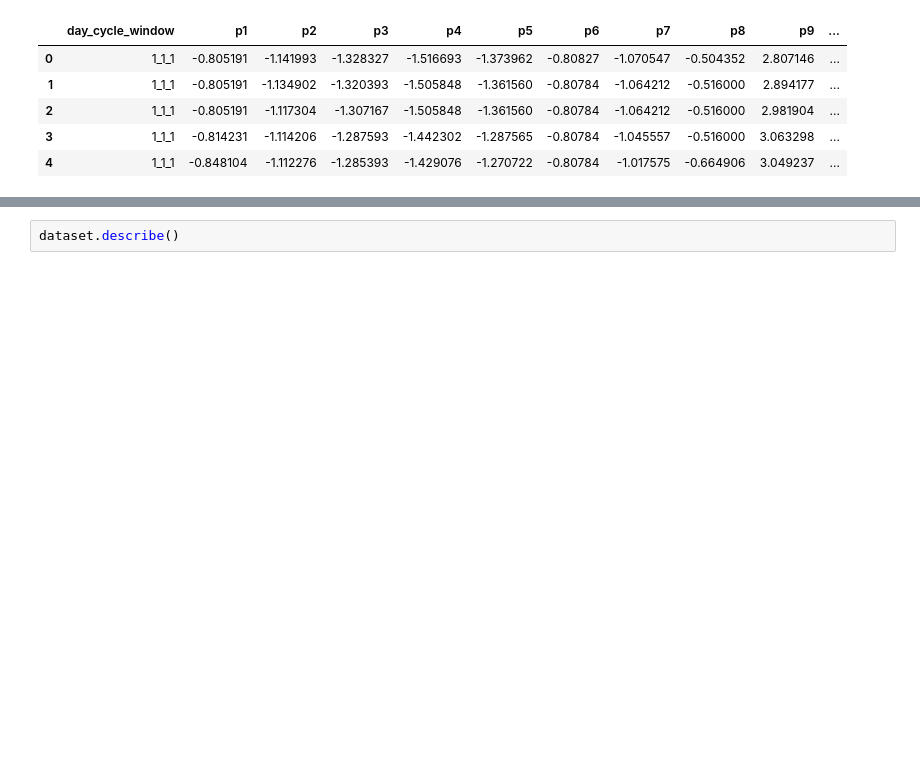
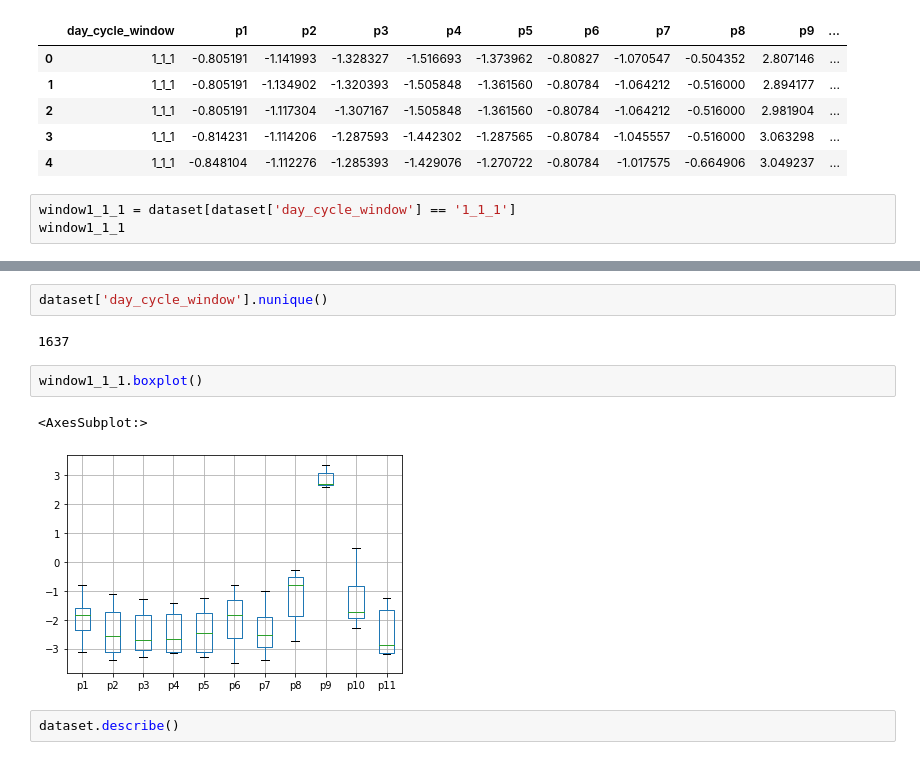
Before and after one commit to Ziqing-WU/AML-Outlier-BE, a Jupyter notebook: BE-zq.ipynb, the cells around one changed output, grey strips where cells are left out. Cells and saved outputs as stored; diff of their text form; blank space fills up the shorter version.

```diff
--- a/BE-zq.ipynb
+++ b/BE-zq.ipynb
@@ -15,3 +15,6 @@ dataset.head()
 | 2 | 1_1_1 | -0.805191 | -1.117304 | -1.307167 | -1.505848 | -1.361560 | -0.80784 | -1.064212 | -0.516000 | 2.981904 | ... |
 | 3 | 1_1_1 | -0.814231 | -1.114206 | -1.287593 | -1.442302 | -1.287565 | -0.80784 | -1.045557 | -0.516000 | 3.063298 | ... |
 | 4 | 1_1_1 | -0.848104 | -1.112276 | -1.285393 | -1.429076 | -1.270722 | -0.80784 | -1.017575 | -0.664906 | 3.049237 | ... |
+# %%
+window1_1_1 = dataset[dataset['day_cycle_window'] == '1_1_1']
+window1_1_1
@@ -18,3 +35,12 @@ dataset.head()
+# %%
+dataset['day_cycle_window'].nunique()
+# %% [output]
+1637
+# %%
+window1_1_1.boxplot()
+# %% [output]
+<AxesSubplot:>
+[figure, added]
 # %%
 dataset.describe()
 # %% [output]
```
Also changed, not shown: parts of 6 cells of this notebook.
